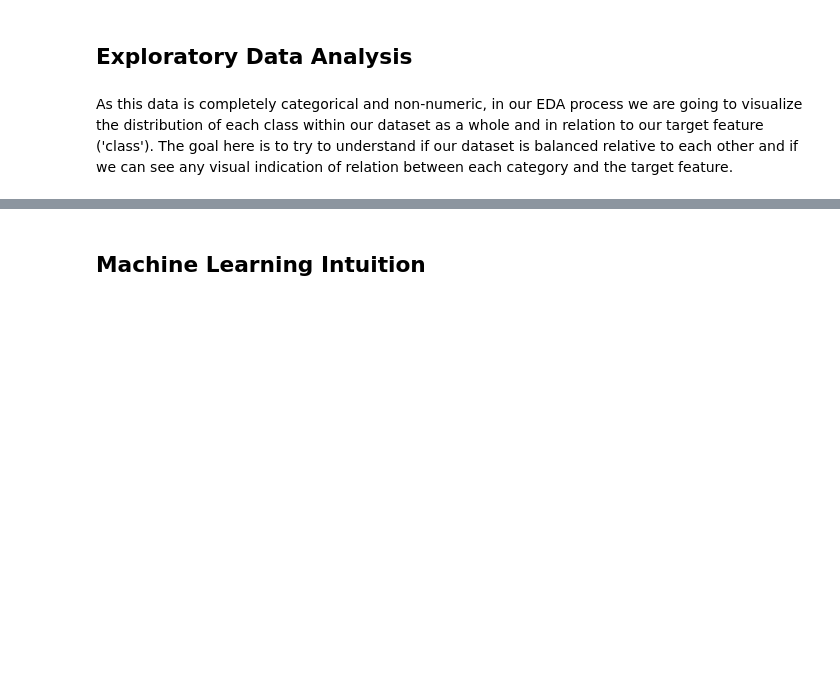
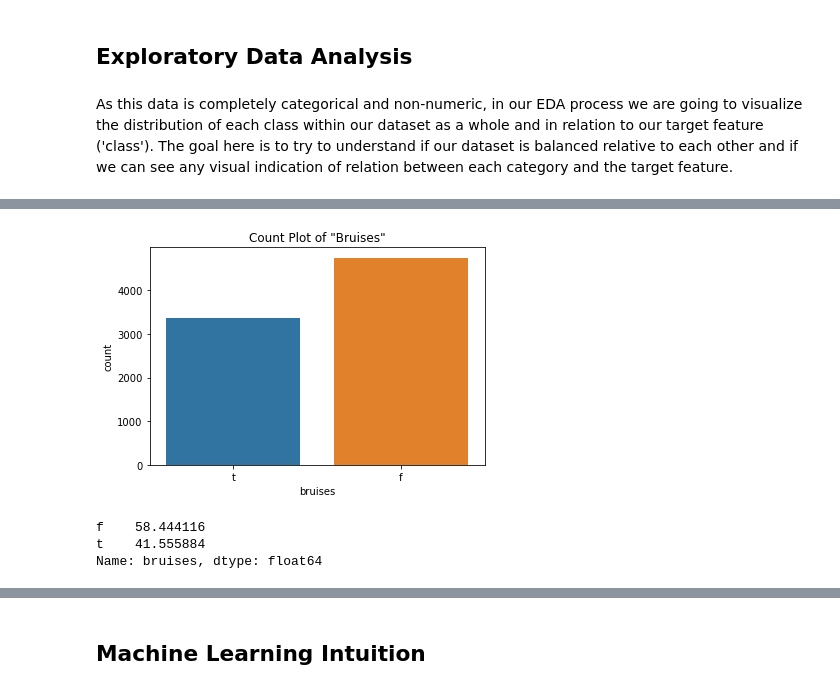
Before and after one commit to AvinashBisram/Machine-Learning, a Jupyter notebook: Classification/Classification Comparison.ipynb, the cells around one changed output, grey strips where cells are left out. Drawn from its saved outputs; the diff is of its cells as text; code cells hidden in the pictures; blank space fills up the shorter version.

```diff
--- a/Classification/Classification Comparison.ipynb
+++ b/Classification/Classification Comparison.ipynb
@@ -234,0 +311,19 @@ plt.show()
+# %%
+# 'Bruises'
+
+sns.countplot(x=rawData['bruises'])
+plt.title('Count Plot of "Bruises"')
+plt.show()
+
+# This feature isn't necessarily uniform but there isn't a huge disparity in value counts like some of the other
+# features.
+# %% [output]
+[figure, added]
+# %%
+rawData['bruises'].value_counts() / len(rawData['bruises']) * 100
+
+# Only a 17% difference in value counts. This feature should hold some value in our final model.
+# %% [output]
+f    58.444116
+t    41.555884
+Name: bruises, dtype: float64
```
Also changed, not shown: parts of 34 cells of this notebook.
